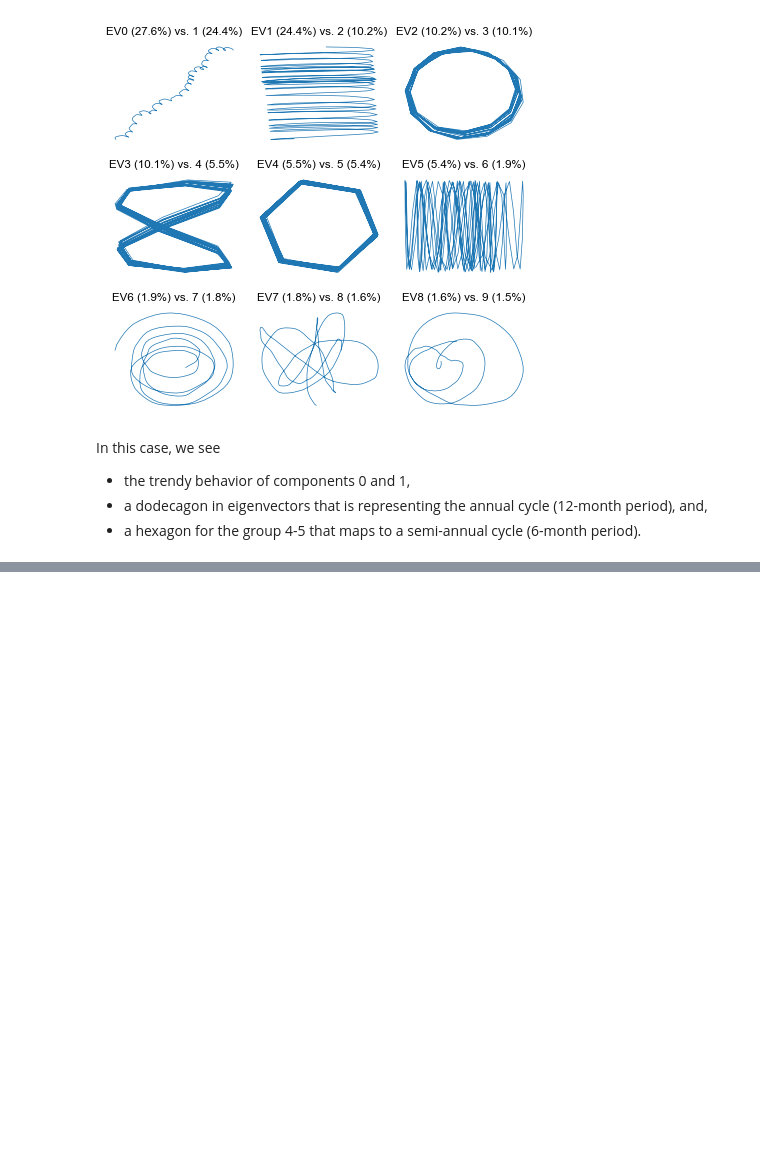
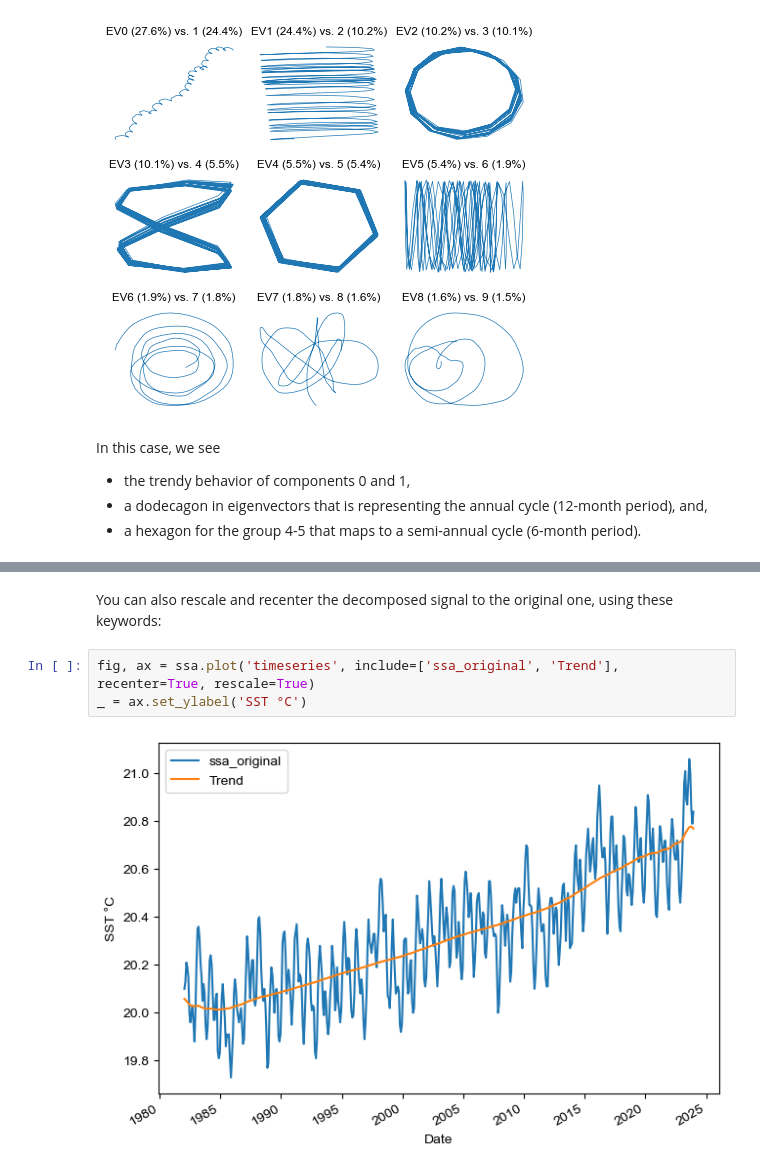
Before and after one commit to ADSCIAN/ssalib, a Jupyter notebook: notebooks/01_basic_ssa_introduction.ipynb, the cells around one changed output, grey strips where cells are left out. Cells and saved outputs as stored; diff of their text form; blank space fills up the shorter version.

```diff
--- a/notebooks/01_basic_ssa_introduction.ipynb
+++ b/notebooks/01_basic_ssa_introduction.ipynb
@@ -267,0 +346,7 @@ In this case, we see
+# %% [markdown]
+You can also rescale and recenter the decomposed signal to the original one, using these keywords:
+# %%
+fig, ax = ssa.plot('timeseries', include=['ssa_original', 'Trend'], recenter=True, rescale=True)
+_ = ax.set_ylabel('SST °C')
+# %% [output]
+[figure, added]
```
Also changed, not shown: parts of 15 cells of this notebook.
